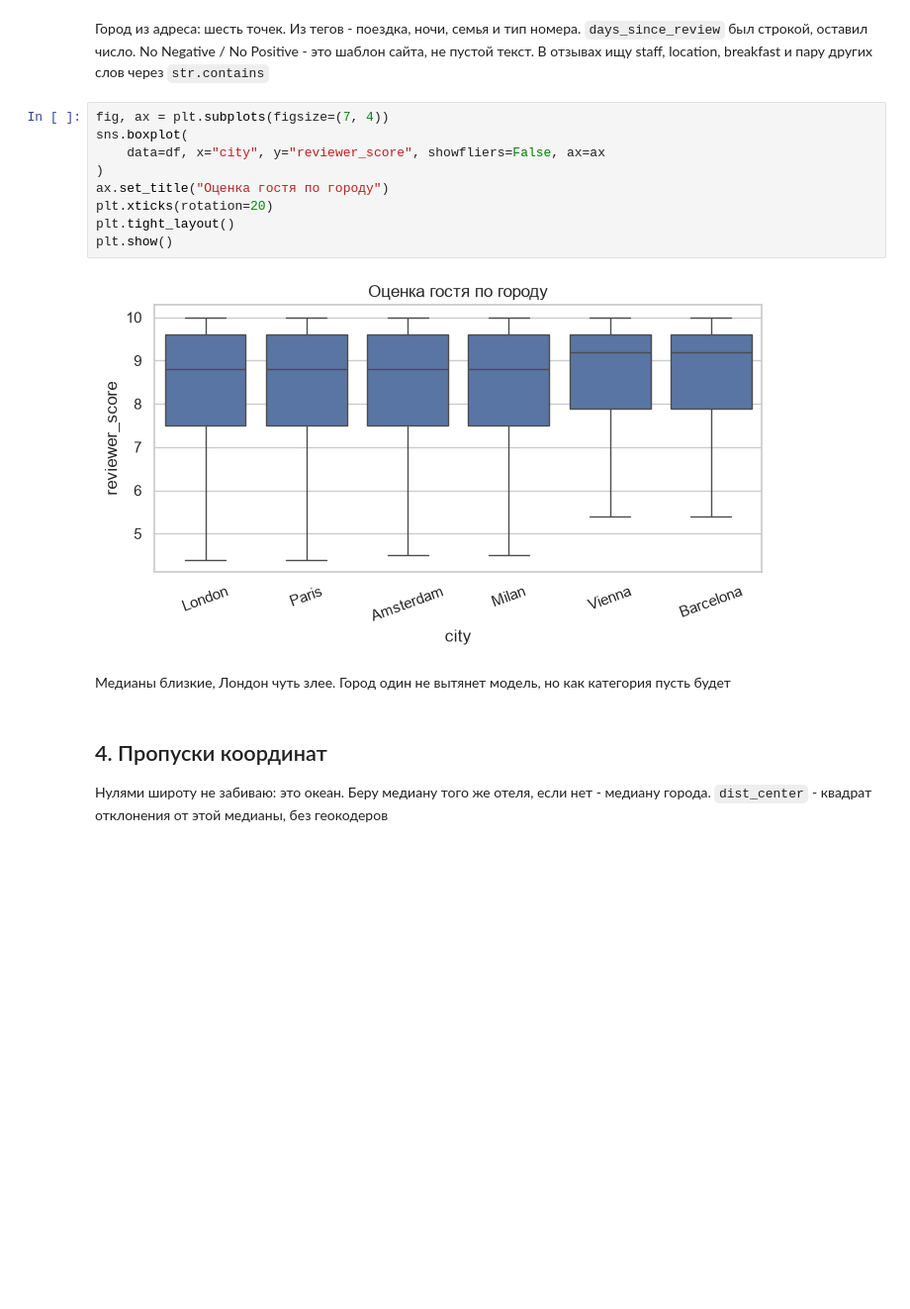
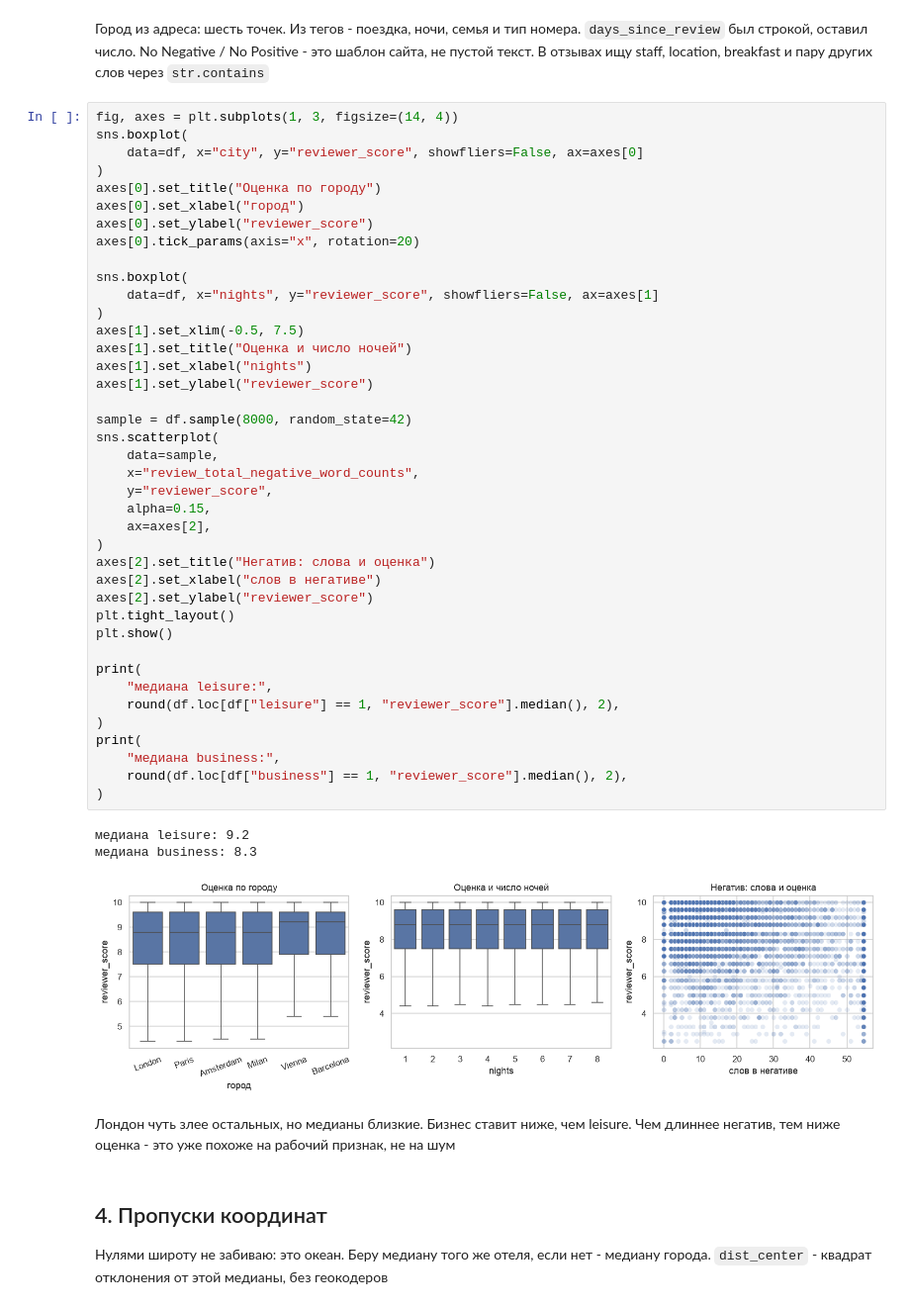
Before and after one commit to rubye13/projects, a Jupyter notebook: project_3/EDA_Project_3_model.ipynb, the cells around one changed output. Shown at 99% size. Cells and saved outputs as stored; diff of their text form; blank space fills up the shorter version.

```diff
--- a/project_3/EDA_Project_3_model.ipynb
+++ b/project_3/EDA_Project_3_model.ipynb
@@ -244,18 +312,51 @@ print(df["city"].value_counts())
 # %% [markdown]
 Город из адреса: шесть точек. Из тегов - поездка, ночи, семья и тип номера. `days_since_review` был строкой, оставил число. No Negative / No Positive - это шаблон сайта, не пустой текст. В отзывах ищу staff, location, breakfast и пару других слов через `str.contains`
-# %%
-fig, ax = plt.subplots(figsize=(7, 4))
-sns.boxplot(
-    data=df, x="city", y="reviewer_score", showfliers=False, ax=ax
-)
-ax.set_title("Оценка гостя по городу")
-plt.xticks(rotation=20)
-plt.tight_layout()
-plt.show()
-# %% [output]
-[figure, removed]
-# %% [markdown]
-Медианы близкие, Лондон чуть злее. Город один не вытянет модель, но как категория пусть будет
+# %%
+fig, axes = plt.subplots(1, 3, figsize=(14, 4))
+sns.boxplot(
+    data=df, x="city", y="reviewer_score", showfliers=False, ax=axes[0]
+)
+axes[0].set_title("Оценка по городу")
+axes[0].set_xlabel("город")
+axes[0].set_ylabel("reviewer_score")
+axes[0].tick_params(axis="x", rotation=20)
+
+sns.boxplot(
+    data=df, x="nights", y="reviewer_score", showfliers=False, ax=axes[1]
+)
+axes[1].set_xlim(-0.5, 7.5)
+axes[1].set_title("Оценка и число ночей")
+axes[1].set_xlabel("nights")
+axes[1].set_ylabel("reviewer_score")
+
+sample = df.sample(8000, random_state=42)
+sns.scatterplot(
+    data=sample,
+    x="review_total_negative_word_counts",
+    y="reviewer_score",
+    alpha=0.15,
+    ax=axes[2],
+)
+axes[2].set_title("Негатив: слова и оценка")
+axes[2].set_xlabel("слов в негативе")
+axes[2].set_ylabel("reviewer_score")
+plt.tight_layout()
+plt.show()
+
+print(
+    "медиана leisure:",
+    round(df.loc[df["leisure"] == 1, "reviewer_score"].median(), 2),
+)
+print(
+    "медиана business:",
+    round(df.loc[df["business"] == 1, "reviewer_score"].median(), 2),
+)
+# %% [output]
+медиана leisure: 9.2
+медиана business: 8.3
+[figure, added]
+# %% [markdown]
+Лондон чуть злее остальных, но медианы близкие. Бизнес ставит ниже, чем leisure. Чем длиннее негатив, тем ниже оценка - это уже похоже на рабочий признак, не на шум
 # %% [markdown]
 ## 4. Пропуски координат
 
```
Also changed, not shown: parts of 20 cells of this notebook, 2 other files.
